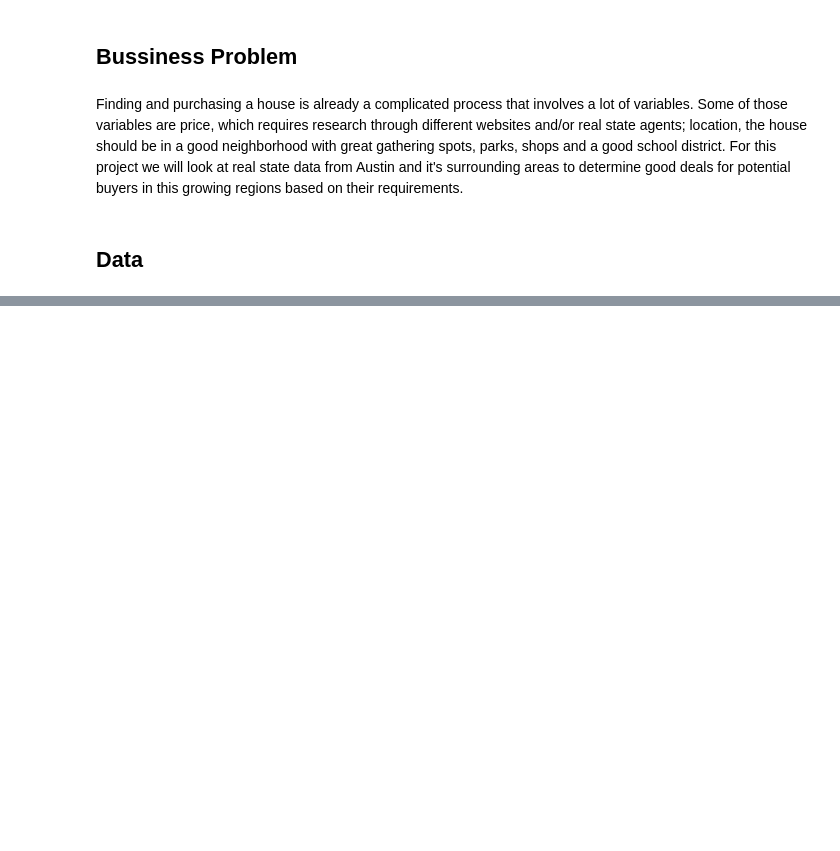
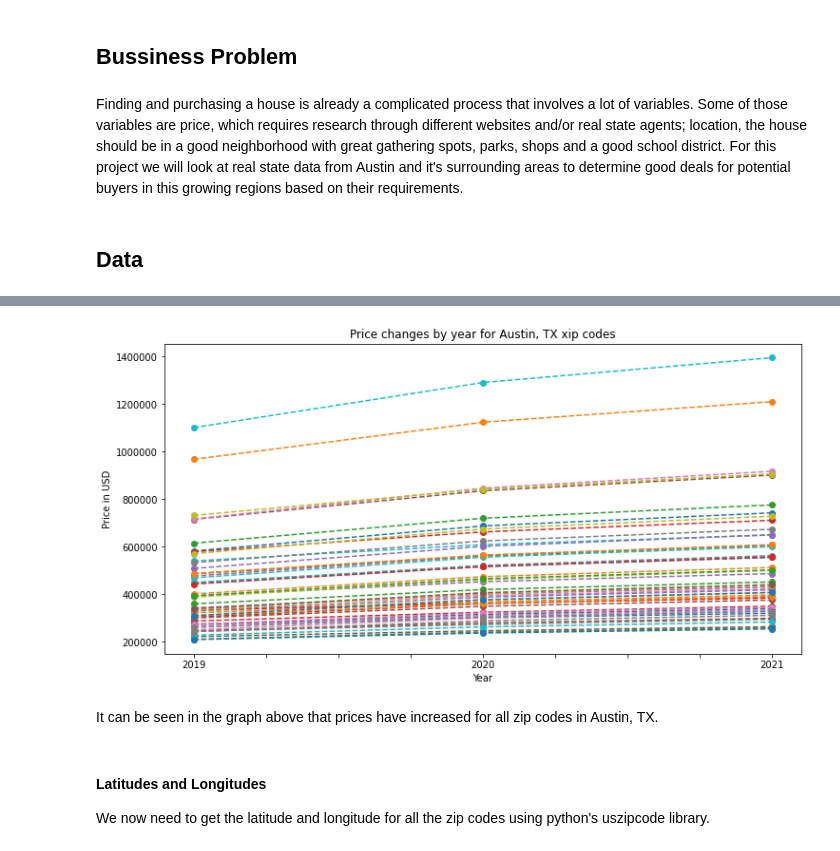
Before and after one commit to mbencomo23/Austin-Real-State, a Jupyter notebook: Austin_RealState.ipynb, the cells around one changed output, grey strips where cells are left out. Saved outputs shown, nothing was run; the diff lists cells and outputs as text; code cells hidden in the pictures; blank space fills up the shorter version.

```diff
--- a/Austin_RealState.ipynb
+++ b/Austin_RealState.ipynb
@@ -18,0 +59,14 @@ The data needed for this project will include:
+# %%
+# Austin zip codes
+austin_zip = "http://www.city-data.com/zipmaps/Austin-Texas.html"
+response = requests.get(austin_zip)
+
+ziplist = []
+# Parsing the results with BeautifulSoup
+soup = BeautifulSoup(response.text, "html.parser")
+table = soup.find_all('div', class_="zip data-block")
+for t in table:
+    ziplist.append(str(t["id"]))
+
+print('Zip codes obtained!')
+print(ziplist)
@@ -18,0 +116,6 @@ The data needed for this project will include:
+# %%
+austin_df = pd.DataFrame(ziplist, columns=['Zip code'])
+austin_df['Avg price'] = avg_price
+austin_df['Change'] = change
+austin_df['Forecast'] = forecast
+austin_df.head()
@@ -18,0 +131,7 @@ The data needed for this project will include:
+# %%
+austin_year = pd.DataFrame()
+austin_year['Zip code'] = austin_df['Zip code']
+austin_year['2019'] = austin_df['Avg price'] - (austin_df['Avg price']*austin_df['Change']/100).astype(int)
+austin_year['2020'] = austin_df['Avg price']
+austin_year['2021'] = austin_df['Avg price'] + (austin_df['Avg price']*austin_df['Forecast']/100).astype(int)
+austin_year.head()
@@ -18,0 +145,22 @@ The data needed for this project will include:
+# %%
+# Reshape data frame to plot prices zip code per year
+reshaped_df = pd.melt(austin_year, id_vars=['Zip code'], var_name='Year')
+df = reshaped_df.pivot(index='Year', columns='Zip code', values='value')
+
+# Plot data
+ax = df.plot(kind='line', figsize=(12,6), linestyle='--', marker='o', grid=True)
+ax.yaxis.set_major_formatter(mticker.ScalarFormatter())
+ax.yaxis.get_major_formatter().set_scientific(False)
+ax.set_title('Price changes by year for Austin, TX xip codes')
+ax.set_ylabel('Price in USD')
+ax.get_legend().remove()
+plt.xticks(rotation=0)
+plt.grid(linestyle='--')
+plt.show()
+# %% [output]
+[figure, added]
+# %% [markdown]
+It can be seen in the graph above that prices have increased for all zip codes in Austin, TX.
+# %% [markdown]
+#### Latitudes and Longitudes
+We now need to get the latitude and longitude for all the zip codes using python's uszipcode library.
```
Also changed, not shown: parts of 68 cells of this notebook, 2 other files.
